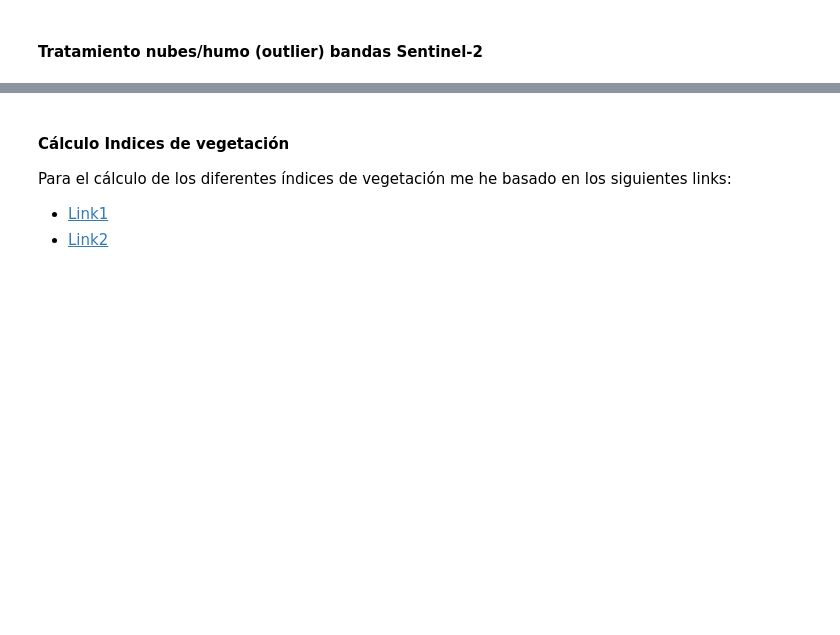
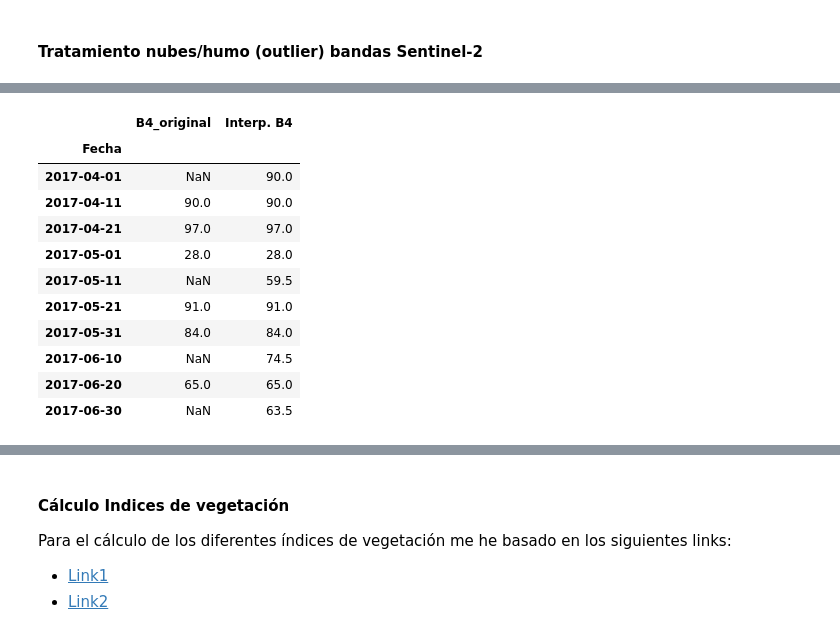
Before and after one commit to federicoabait/south_africa_crop_types_competition_s2_challenge, a Jupyter notebook: 03_Radiant_Earth_Spot_the_Crop_Preprocessing_Pipeline.ipynb, the cells around one changed output, grey strips where cells are left out. Drawn from its saved outputs; the diff is of its cells as text; code cells hidden in the pictures; blank space fills up the shorter version.

```diff
--- a/03_Radiant_Earth_Spot_the_Crop_Preprocessing_Pipeline.ipynb
+++ b/03_Radiant_Earth_Spot_the_Crop_Preprocessing_Pipeline.ipynb
@@ -121,0 +175,18 @@ len(features)
+# %%
+dt1 =pd.DataFrame({'B4_original':banda_ts['Banda4'].values,
+                                          'Interp. B4':banda_ts['Interp1'].values,
+                                          }, columns=['B4_original','Interp. B4'],index=banda_ts.index)
+dt1.head(10)
+# %% [output]
+|  | B4_original | Interp. B4 |
+| Fecha |  |  |
+| 2017-04-01 | NaN | 90.0 |
+| 2017-04-11 | 90.0 | 90.0 |
+| 2017-04-21 | 97.0 | 97.0 |
+| 2017-05-01 | 28.0 | 28.0 |
+| 2017-05-11 | NaN | 59.5 |
+| 2017-05-21 | 91.0 | 91.0 |
+| 2017-05-31 | 84.0 | 84.0 |
+| 2017-06-10 | NaN | 74.5 |
+| 2017-06-20 | 65.0 | 65.0 |
+| 2017-06-30 | NaN | 63.5 |
```
Also changed, not shown: parts of 30 cells of this notebook.
